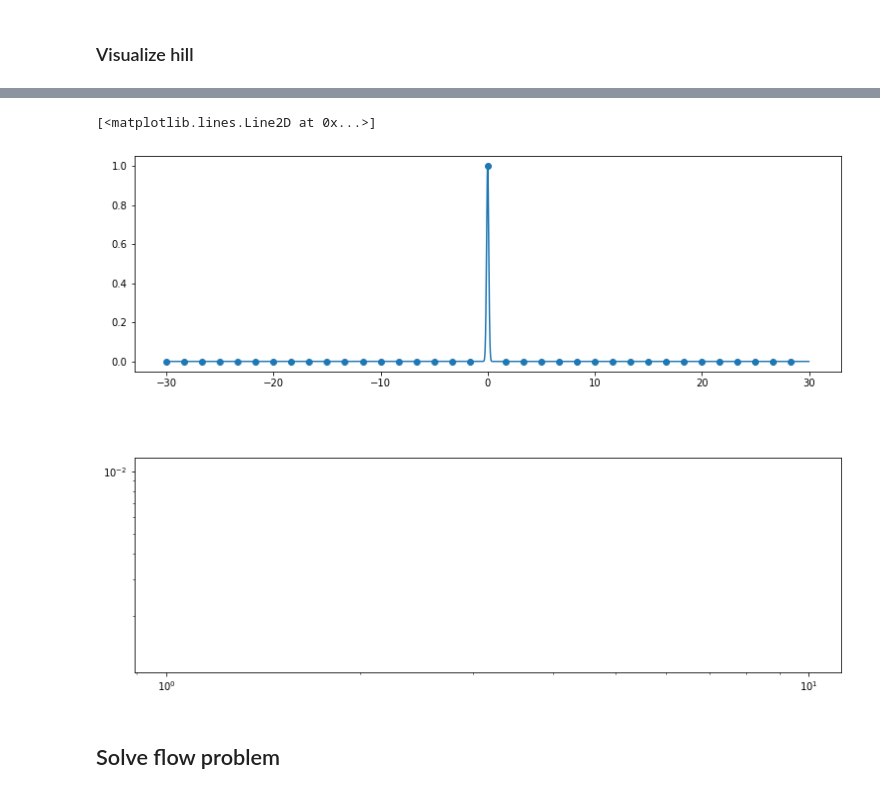
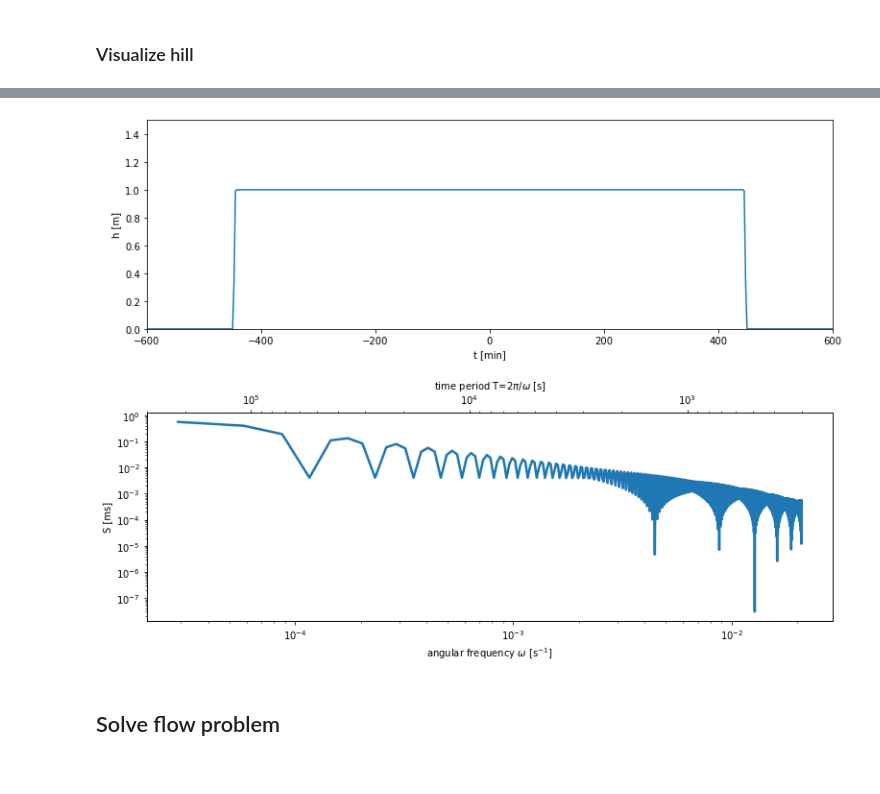
Before and after one commit to DriesAllaerts/lbow, a Jupyter notebook: notebooks/5-transient--step-function.ipynb, the cells around one changed output, grey strips where cells are left out. Saved outputs shown, nothing was run; the diff lists cells and outputs as text; code cells hidden in the pictures.

```diff
--- a/notebooks/5-transient--step-function.ipynb
+++ b/notebooks/5-transient--step-function.ipynb
@@ -116,13 +109,17 @@ _ = ax2.set_xlim((2*np.pi/ax[1].get_xlim()[0],2*np.pi/ax[1].get_xlim()[1]))
-# %%
-f,ax = plt.subplots(2,1,figsize=(12.8,9.6))
-plt.subplots_adjust(hspace=0.4)
-ax[0].plot(ts/3600,ht(ts),marker='o',markevery=100)
-ax[1].loglog(model.omega[0,1:int(Nx/2)],np.abs(model.hc[0,1:int(Nx/2)]),linewidth=2.5,label='FFT')
-#_ = ax[0].set(xlim=[-15,15],ylim=[0,500],xlabel='x [km]',ylabel='h [m]')
-#_ = ax[1].set(xlim=[2e-6,2e-1],ylim=[1e-16,1e2],xlabel=r'wave number k [m$^{-1}$]',ylabel=r'S [m$^2$]')
-# %% [output]
-[<matplotlib.lines.Line2D at 0x...>]
-[figure, removed]
+# %%
+f,ax = plt.subplots(2,1,figsize=(12.8,9.6))
+plt.subplots_adjust(hspace=0.4)
+ax[0].plot(ts/60,ht(ts))
+ax[1].loglog(-model.omega[0,1:],np.abs(model.hc[0,1:]),linewidth=2.5,label='FFT')
+_ = ax[0].set(xlim=[-600,600],ylim=[0,1.5],xlabel='t [min]',ylabel='h [m]')
+_ = ax[1].set(xlabel=r'angular frequency $\omega$ [s$^{-1}$]',ylabel=r'S [ms]')
+
+ax2 = ax[1].twiny()
+ax2.set_xscale('log')
+ax2.set_xlabel(r'time period T=2$\pi$/$\omega$ [s]')
+_ = ax2.set_xlim((2*np.pi/ax[1].get_xlim()[0],2*np.pi/ax[1].get_xlim()[1]))
+# %% [output]
+[figure, added]
 # %% [markdown]
 ## Solve flow problem
 # %%
```
Also changed, not shown: parts of 29 cells of this notebook, 1 other file.
